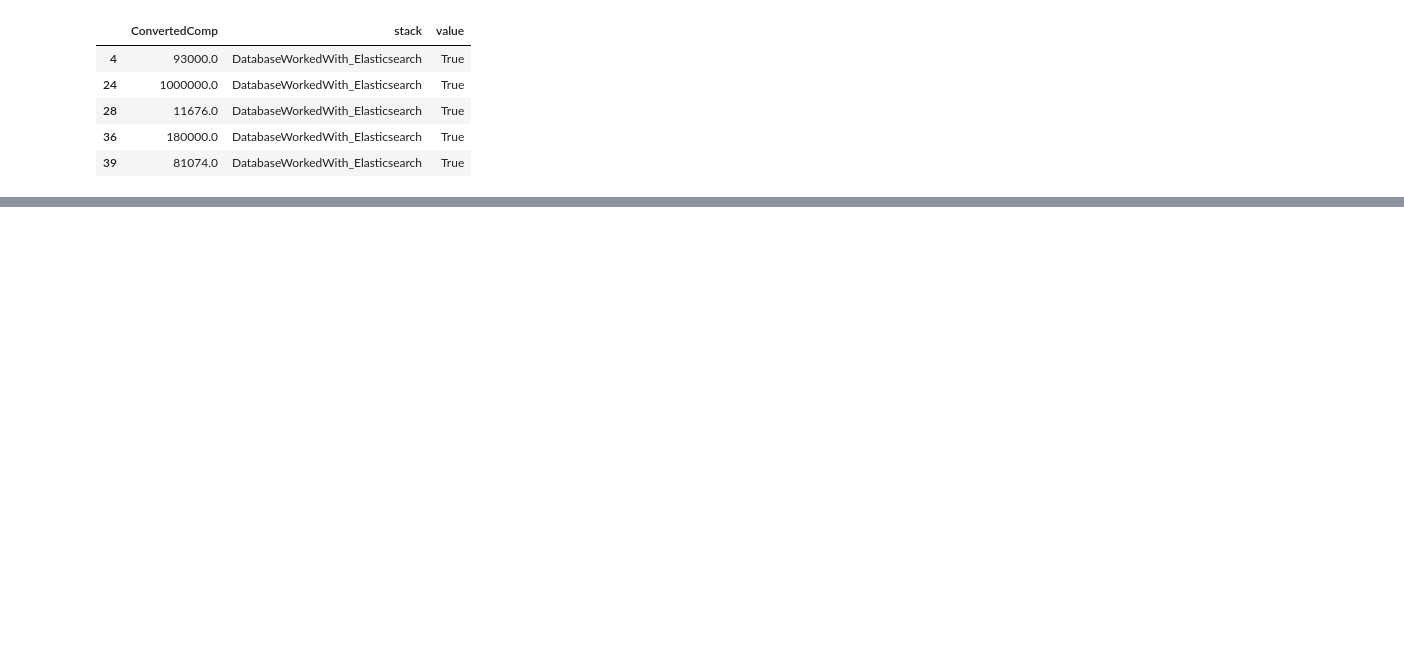
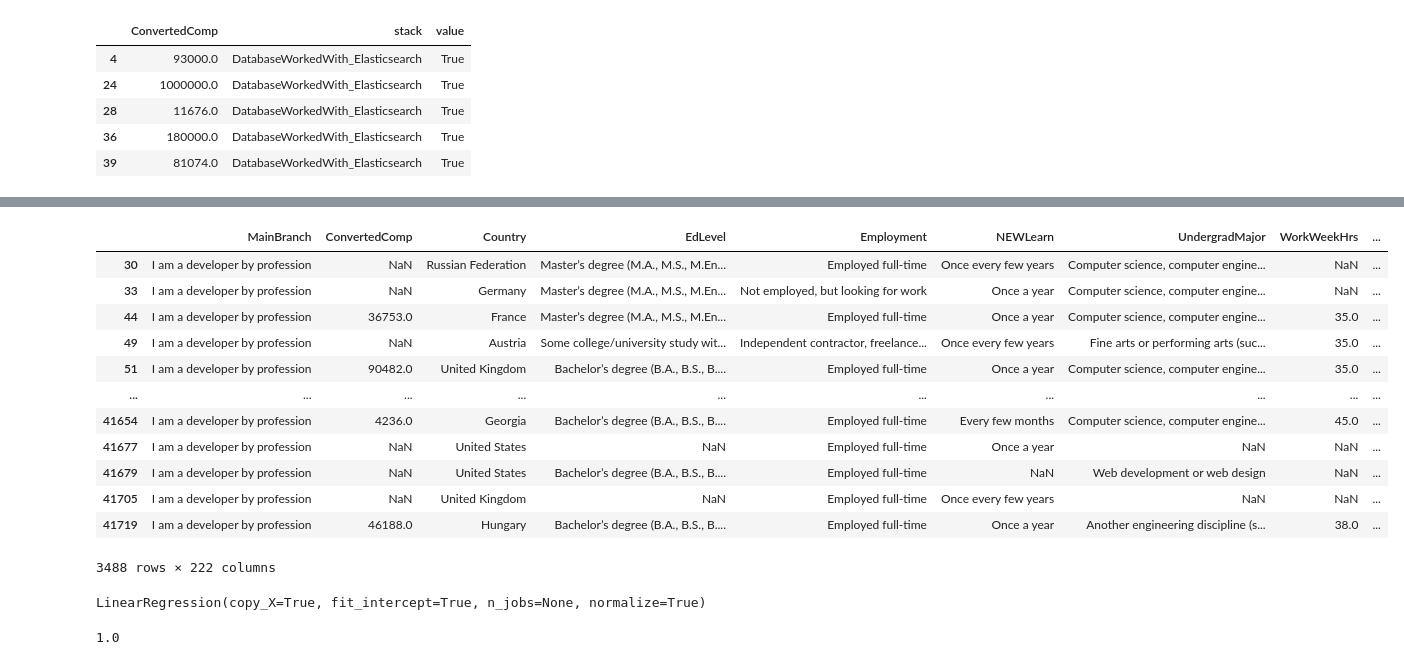
Before and after one commit to fahmiduldul/ds-blog-post, a Jupyter notebook: main.ipynb, the cells around one changed output, grey strips where cells are left out. Saved outputs shown, nothing was run; the diff lists cells and outputs as text; code cells hidden in the pictures; blank space fills up the shorter version.

Commit message:
add modelling but r2 return 1.0

```diff
--- a/main.ipynb
+++ b/main.ipynb
@@ -302,0 +318,33 @@ sns.barplot(data = top_earning_df[['ConvertedComp','stack']], color="cyan", x='s
+# %%
+ed_level_map = {
+    'Master’s degree (M.A., M.S., M.Eng., MBA, etc.)':'EdLevel_Master',
+    'Some college/university study without earning a degree': 'EdLevel_Some_College',
+    'Bachelor’s degree (B.A., B.S., B.Eng., etc.)': 'EdLevel_Bachelor',
+    'Associate degree (A.A., A.S., etc.)': 'EdLevel_Associate',
+    'Other doctoral degree (Ph.D., Ed.D., etc.)': 'EdLevel_Doctoral',
+    'Professional degree (JD, MD, etc.)':'EdLevel_Professional',
+    'Secondary school (e.g. American high school, German Realschule or Gymnasium, etc.)':'EdLevel_Secondary',
+    'Primary/elementary school':'EdLevel_Primary',
+    'I never completed any formal education':'EdLevel_No_Formal_Ed'
+}
+
+# create all columns from EdLevel
+
+for ed_level in ed_level_map.keys():
+  df[ed_level_map[ed_level]] = df['EdLevel'] == ed_level
+# %%
+df
+# %% [output]
+|  | MainBranch | ConvertedComp | Country | EdLevel | Employment | NEWLearn | UndergradMajor | WorkWeekHrs | ... |
+| 30 | I am a developer by profession | NaN | Russian Federation | Master’s degree (M.A., M.S., M.En... | Employed full-time | Once every few years | Computer science, computer engine... | NaN | ... |
+| 33 | I am a developer by profession | NaN | Germany | Master’s degree (M.A., M.S., M.En... | Not employed, but looking for work | Once a year | Computer science, computer engine... | NaN | ... |
+| 44 | I am a developer by profession | 36753.0 | France | Master’s degree (M.A., M.S., M.En... | Employed full-time | Once a year | Computer science, computer engine... | 35.0 | ... |
+| 49 | I am a developer by profession | NaN | Austria | Some college/university study wit... | Independent contractor, freelance... | Once every few years | Fine arts or performing arts (suc... | 35.0 | ... |
+| 51 | I am a developer by profession | 90482.0 | United Kingdom | Bachelor’s degree (B.A., B.S., B.... | Employed full-time | Once a year | Computer science, computer engine... | 35.0 | ... |
+| ... | ... | ... | ... | ... | ... | ... | ... | ... | ... |
+| 41654 | I am a developer by profession | 4236.0 | Georgia | Bachelor’s degree (B.A., B.S., B.... | Employed full-time | Every few months | Computer science, computer engine... | 45.0 | ... |
+| 41677 | I am a developer by profession | NaN | United States | NaN | Employed full-time | Once a year | NaN | NaN | ... |
+| 41679 | I am a developer by profession | NaN | United States | Bachelor’s degree (B.A., B.S., B.... | Employed full-time | NaN | Web development or web design | NaN | ... |
+| 41705 | I am a developer by profession | NaN | United Kingdom | NaN | Employed full-time | Once every few years | NaN | NaN | ... |
+| 41719 | I am a developer by profession | 46188.0 | Hungary | Bachelor’s degree (B.A., B.S., B.... | Employed full-time | Once a year | Another engineering discipline (s... | 38.0 | ... |
+3488 rows × 222 columns
@@ -302,0 +355,12 @@ sns.barplot(data = top_earning_df[['ConvertedComp','stack']], color="cyan", x='s
+# %%
+lm_model = LinearRegression(normalize=True)
+lm_model.fit(x_train, y_train)
+# %% [output]
+LinearRegression(copy_X=True, fit_intercept=True, n_jobs=None, normalize=True)
+# %%
+y_test_preds = lm_model.predict(x_test)
+r2_test = r2_score(y_test, y_test_preds)
+
+r2_test
+# %% [output]
+1.0
```
Also changed, not shown: parts of 13 cells of this notebook.
